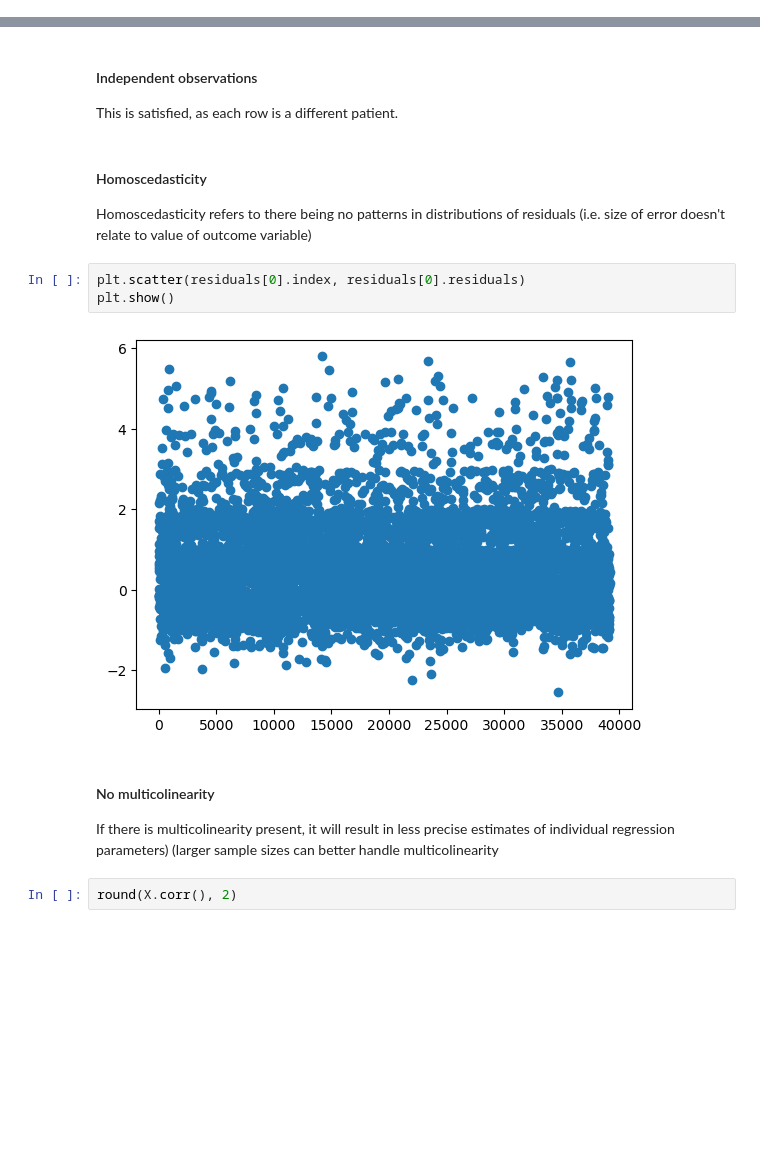
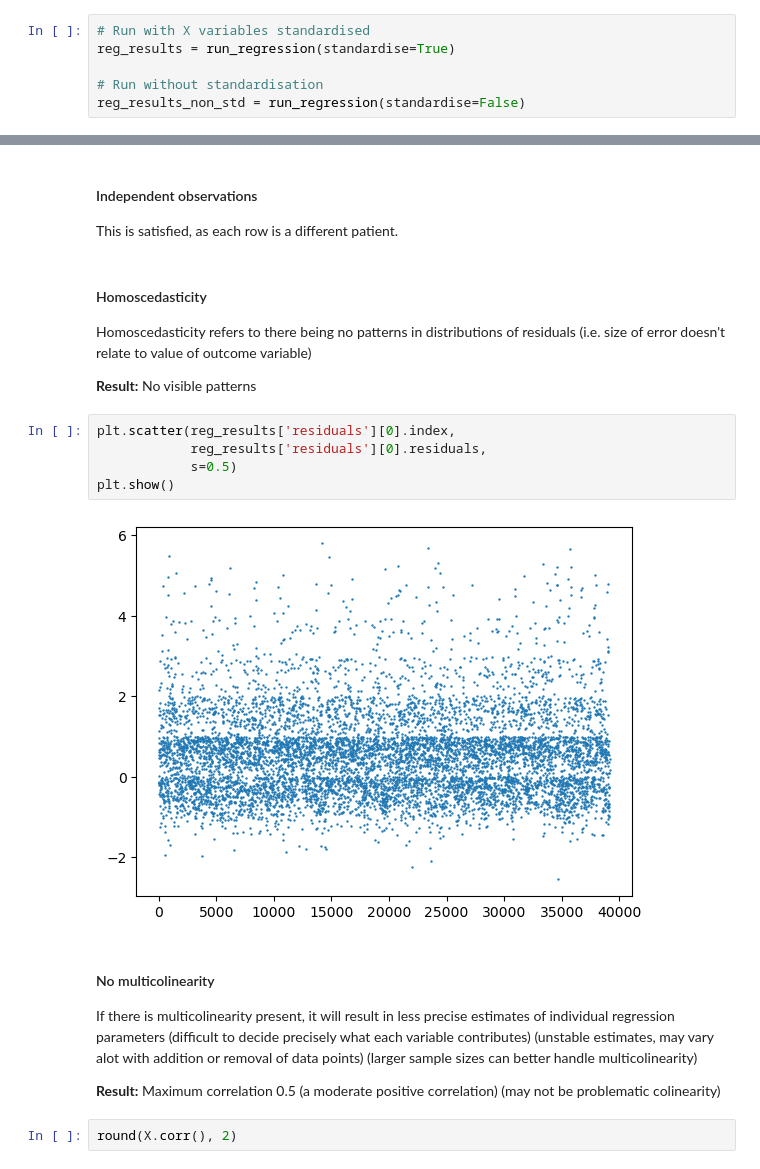
Before and after one commit to samuel-book/samuel_2_data_prep, a Jupyter notebook: descriptive_statistics/disability_6_months.ipynb, the cells around one changed output, grey strips where cells are left out. Saved outputs shown, nothing was run; the diff lists cells and outputs as text; blank space fills up the shorter version.

Commit message:
Ran standardised and unstandardised. Added interpretation. Added extra linearity graphs.

```diff
--- a/descriptive_statistics/disability_6_months.ipynb
+++ b/descriptive_statistics/disability_6_months.ipynb
@@ -478,2 +492,8 @@ for train_row, test_row in kfold.split(X):
+# %%
+# Run with X variables standardised
+reg_results = run_regression(standardise=True)
+
+# Run without standardisation
+reg_results_non_std = run_regression(standardise=False)
 # %% [markdown]
 ### Review results
@@ -592,15 +688,21 @@ This is satisfied, as each row is a different patient.
 #### Homoscedasticity
 
 Homoscedasticity refers to there being no patterns in distributions of residuals (i.e. size of error doesn't relate to value of outcome variable)
+
+**Result:** No visible patterns
 # %%
-plt.scatter(residuals[0].index, residuals[0].residuals)
+plt.scatter(reg_results['residuals'][0].index,
+            reg_results['residuals'][0].residuals,
+            s=0.5)
 plt.show()
 # %% [output]
-[figure, old version]
+[figure, new version]
 # %% [markdown]
 #### No multicolinearity
 
-If there is multicolinearity present, it will result in less precise estimates of individual regression parameters) (larger sample sizes can better handle multicolinearity
+If there is multicolinearity present, it will result in less precise estimates of individual regression parameters (difficult to decide precisely what each variable contributes) (unstable estimates, may vary alot with addition or removal of data points) (larger sample sizes can better handle multicolinearity)
+
+**Result:** Maximum correlation 0.5 (a moderate positive correlation) (may not be problematic colinearity)
 # %%
 round(X.corr(), 2)
 # %% [output]
```
Also changed, not shown: parts of 29 cells of this notebook.
